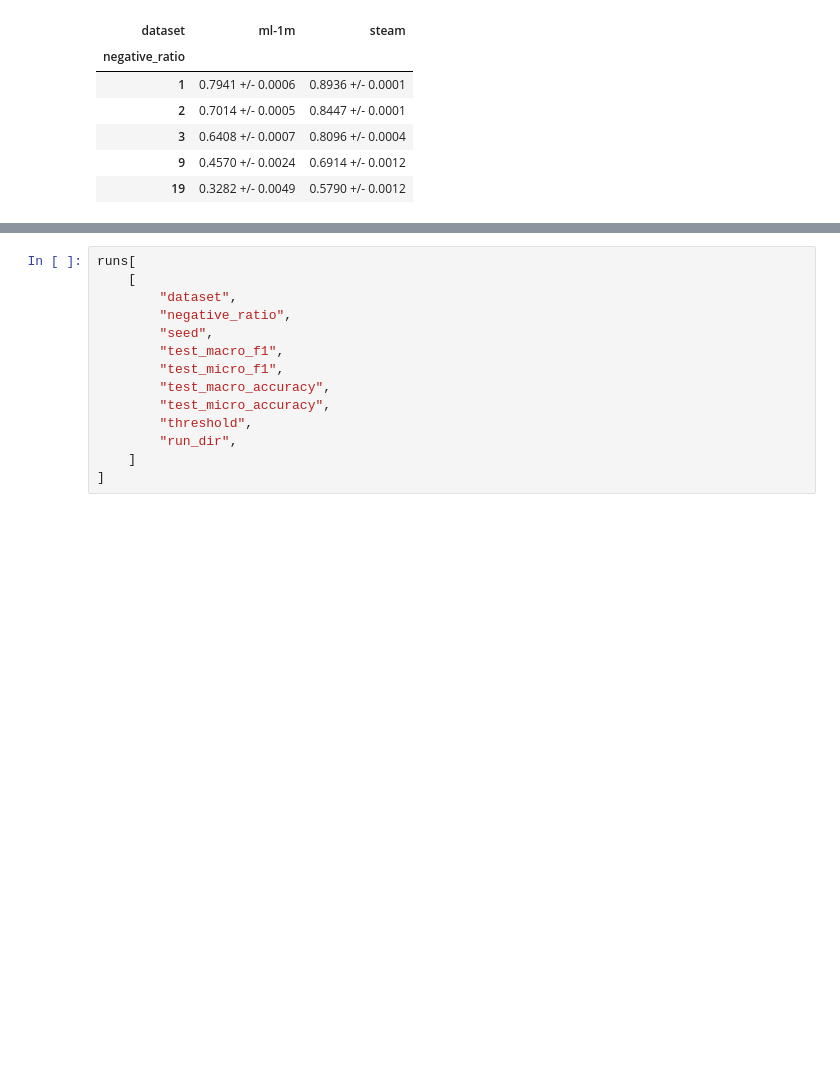
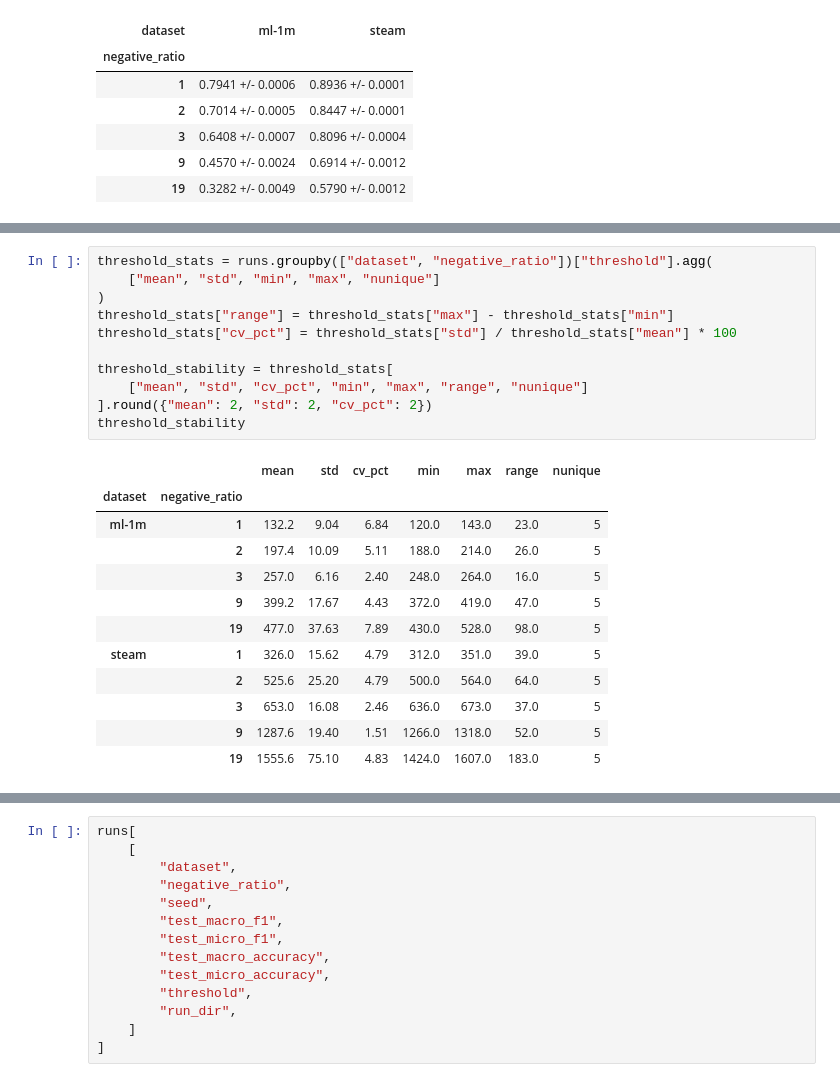
Before and after one commit to agafonovartem/beyond-click-sim, a Jupyter notebook: notebooks/popularity_metrics_report.ipynb, the cells around one changed output, grey strips where cells are left out. Drawn from its saved outputs; the diff is of its cells as text; blank space fills up the shorter version.

Commit message:
Add threshold stability to popularity report

```diff
--- a/notebooks/popularity_metrics_report.ipynb
+++ b/notebooks/popularity_metrics_report.ipynb
@@ -177,0 +182,24 @@ main_metric_comparison
+# %%
+threshold_stats = runs.groupby(["dataset", "negative_ratio"])["threshold"].agg(
+    ["mean", "std", "min", "max", "nunique"]
+)
+threshold_stats["range"] = threshold_stats["max"] - threshold_stats["min"]
+threshold_stats["cv_pct"] = threshold_stats["std"] / threshold_stats["mean"] * 100
+
+threshold_stability = threshold_stats[
+    ["mean", "std", "cv_pct", "min", "max", "range", "nunique"]
+].round({"mean": 2, "std": 2, "cv_pct": 2})
+threshold_stability
+# %% [output]
+|  |  | mean | std | cv_pct | min | max | range | nunique |
+| dataset | negative_ratio |  |  |  |  |  |  |  |
+| ml-1m | 1 | 132.2 | 9.04 | 6.84 | 120.0 | 143.0 | 23.0 | 5 |
+|  | 2 | 197.4 | 10.09 | 5.11 | 188.0 | 214.0 | 26.0 | 5 |
+|  | 3 | 257.0 | 6.16 | 2.40 | 248.0 | 264.0 | 16.0 | 5 |
+|  | 9 | 399.2 | 17.67 | 4.43 | 372.0 | 419.0 | 47.0 | 5 |
+|  | 19 | 477.0 | 37.63 | 7.89 | 430.0 | 528.0 | 98.0 | 5 |
+| steam | 1 | 326.0 | 15.62 | 4.79 | 312.0 | 351.0 | 39.0 | 5 |
+|  | 2 | 525.6 | 25.20 | 4.79 | 500.0 | 564.0 | 64.0 | 5 |
+|  | 3 | 653.0 | 16.08 | 2.46 | 636.0 | 673.0 | 37.0 | 5 |
+|  | 9 | 1287.6 | 19.40 | 1.51 | 1266.0 | 1318.0 | 52.0 | 5 |
+|  | 19 | 1555.6 | 75.10 | 4.83 | 1424.0 | 1607.0 | 183.0 | 5 |
```
Also changed, not shown: parts of 2 cells of this notebook.
